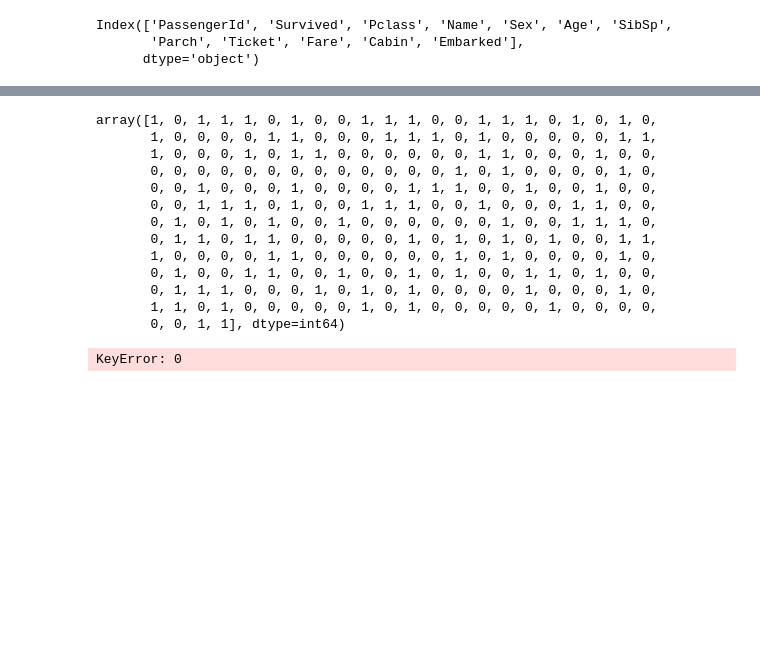
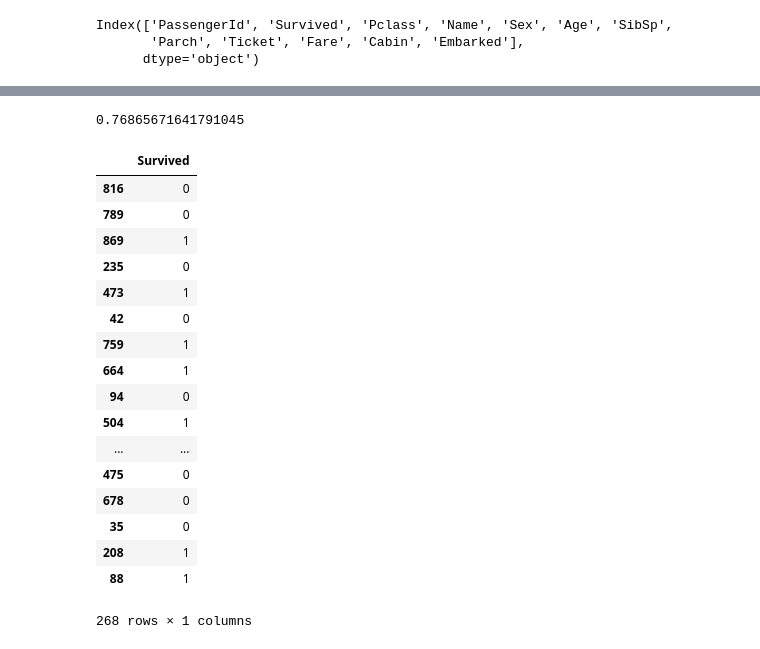
Before and after one commit to alcristian/Titanic_kaggle, a Jupyter notebook: titanic_kernel.ipynb, the cells around one changed output, grey strips where cells are left out. Drawn from its saved outputs; the diff is of its cells as text; code cells hidden in the pictures; blank space fills up the shorter version.

```diff
--- a/titanic_kernel.ipynb
+++ b/titanic_kernel.ipynb
@@ -82,25 +81,30 @@ graph.render("Titanic")
-# %%
-# vamos medir a proporção de acertos com uma função
-predict = clf.predict(x_test)
-erro = 0.0
-
-predict
-# %% [output]
-array([1, 0, 1, 1, 1, 0, 1, 0, 0, 1, 1, 1, 0, 0, 1, 1, 1, 0, 1, 0, 1, 0,
-       1, 0, 0, 0, 0, 1, 1, 0, 0, 0, 1, 1, 1, 0, 1, 0, 0, 0, 0, 0, 1, 1,
-       1, 0, 0, 0, 1, 0, 1, 1, 0, 0, 0, 0, 0, 0, 1, 1, 0, 0, 0, 1, 0, 0,
-       0, 0, 0, 0, 0, 0, 0, 0, 0, 0, 0, 0, 0, 1, 0, 1, 0, 0, 0, 0, 1, 0,
-       0, 0, 1, 0, 0, 0, 1, 0, 0, 0, 0, 1, 1, 1, 0, 0, 1, 0, 0, 1, 0, 0,
-       0, 0, 1, 1, 1, 0, 1, 0, 0, 1, 1, 1, 0, 0, 1, 0, 0, 0, 1, 1, 0, 0,
-       0, 1, 0, 1, 0, 1, 0, 0, 1, 0, 0, 0, 0, 0, 0, 1, 0, 0, 1, 1, 1, 0,
-       0, 1, 1, 0, 1, 1, 0, 0, 0, 0, 0, 1, 0, 1, 0, 1, 0, 1, 0, 0, 1, 1,
-       1, 0, 0, 0, 0, 1, 1, 0, 0, 0, 0, 0, 0, 1, 0, 1, 0, 0, 0, 0, 1, 0,
-       0, 1, 0, 0, 1, 1, 0, 0, 1, 0, 0, 1, 0, 1, 0, 0, 1, 1, 0, 1, 0, 0,
-       0, 1, 1, 1, 0, 0, 0, 1, 0, 1, 0, 1, 0, 0, 0, 0, 1, 0, 0, 0, 1, 0,
-       1, 1, 0, 1, 0, 0, 0, 0, 0, 1, 0, 1, 0, 0, 0, 0, 0, 1, 0, 0, 0, 0,
-       0, 0, 1, 1], dtype=int64)
 # %%
-
-acuracidade(clf,x_test,y_test)
+#accuracy
+y_predict = clf.predict(x_test)
+#predict
+acc = accuracy_score(y_test, y_predict)
+acc
 # %% [output]
-KeyError: 0
+0.76865671641791045
+# %%
+y_test
+#x_train,x_test,y_train,y_test
+# %% [output]
+|  | Survived |
+| 816 | 0 |
+| 789 | 0 |
+| 869 | 1 |
+| 235 | 0 |
+| 473 | 1 |
+| 42 | 0 |
+| 759 | 1 |
+| 664 | 1 |
+| 94 | 0 |
+| 504 | 1 |
+| ... | ... |
+| 475 | 0 |
+| 678 | 0 |
+| 35 | 0 |
+| 208 | 1 |
+| 88 | 1 |
+268 rows × 1 columns
```
Also changed, not shown: parts of 3 cells of this notebook, 3 other files.
